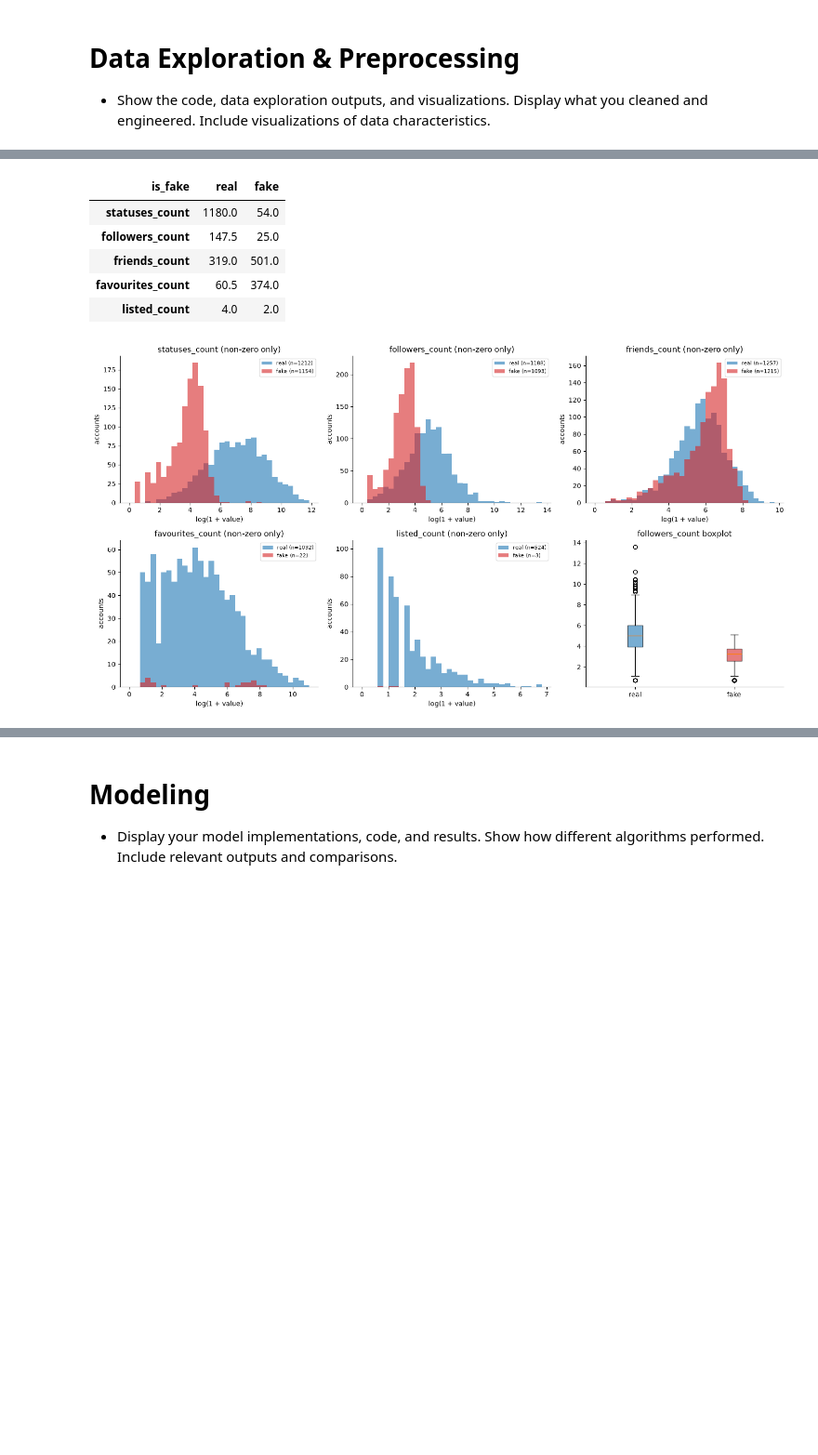
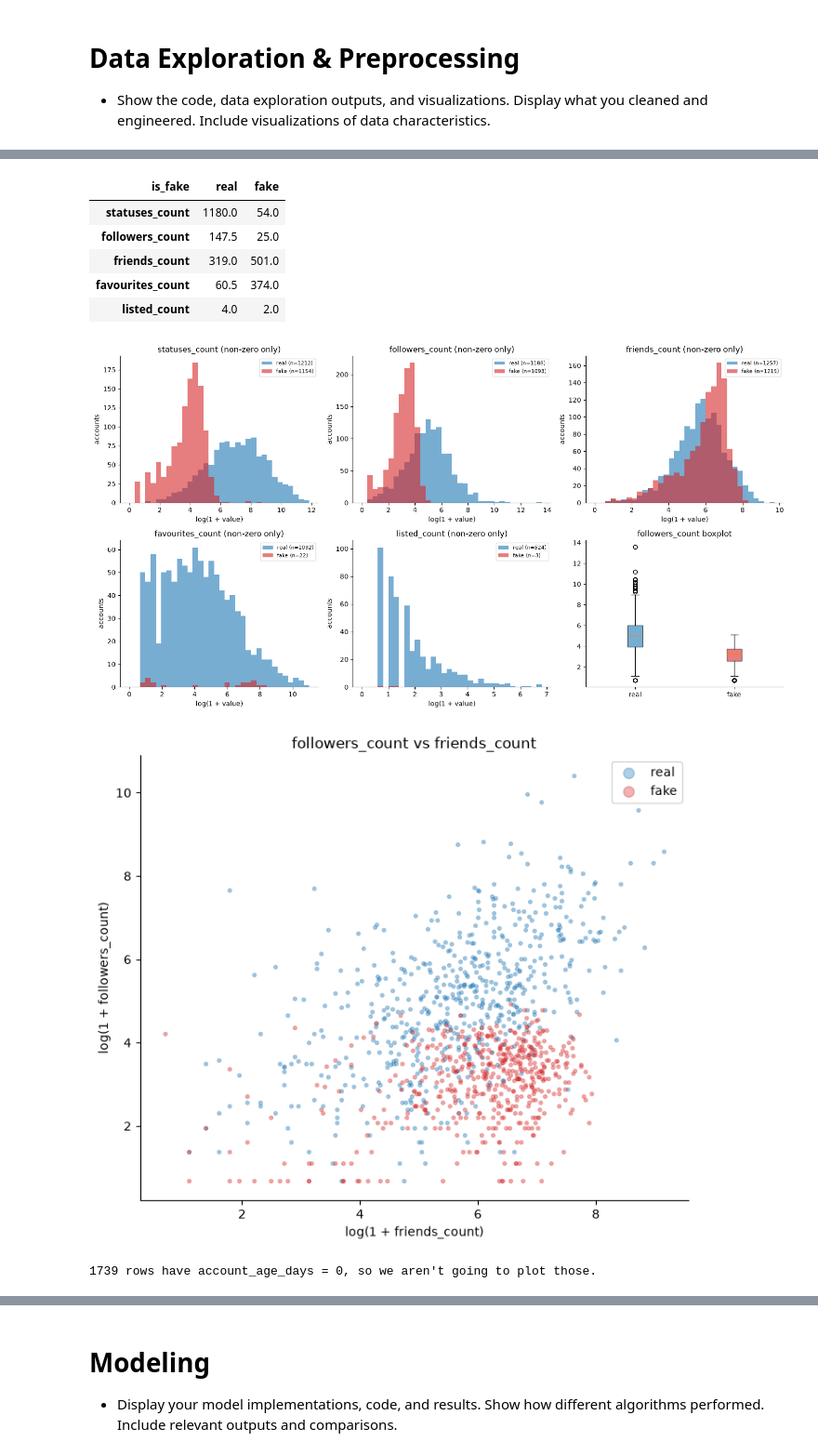
Before and after one commit to Rohan-Yelandur/ml1-final-project, a Jupyter notebook: project_rome.ipynb, the cells around one changed output, grey strips where cells are left out. Shown at 93% size. Drawn from its saved outputs; the diff is of its cells as text; code cells hidden in the pictures; blank space fills up the shorter version.

Commit message:
Added more graphs for data exploration

```diff
--- a/project_rome.ipynb
+++ b/project_rome.ipynb
@@ -279,34 +279,60 @@ for patch, c in zip(bp["boxes"], [REAL_C, FAKE_C]):
 
 axes.flat[5].set_xticklabels(["real", "fake"]); axes.flat[5].set_title("followers_count boxplot")
 plt.tight_layout(); plt.show()
+
+# 3. Followers vs friends
+fig, ax = plt.subplots(figsize=(7, 6))
+both = ex[(ex.friends_count > 0) & (ex.followers_count > 0)]   # zeros excluded since they'd put too much noise on the graphs
+ax.scatter(np.log1p(both[both.is_fake == 0].friends_count), np.log1p(both[both.is_fake == 0].followers_count), s=8, alpha=0.35, c=REAL_C, label="real")
+ax.scatter(np.log1p(both[both.is_fake == 1].friends_count), np.log1p(both[both.is_fake == 1].followers_count), s=8, alpha=0.35, c=FAKE_C, label="fake")
+ax.set_xlabel("log(1 + friends_count)"); ax.set_ylabel("log(1 + followers_count)")
+ax.set_title("followers_count vs friends_count"); ax.legend(markerscale=3)
+plt.tight_layout(); plt.show()
+# The graph shows that fake users generally do not have an association between friends and followers, while
+# real users have a fairly strong, positive, linear association (linear in the logarithms of course).
+# TODO: maybe calculate correlation coefficient between friends and followers for real/fake users
+
+# 4. Account age
+has_age = ex[ex.account_age_days > 0]
+print(f"{(ex.account_age_days == 0).sum()} rows have account_age_days = 0, so we aren't going to plot those.")
+fig, ax = plt.subplots(figsize=(8, 4.5))
+bins = np.linspace(0, has_age.account_age_days.max(), 40)
+ax.hist(has_age[has_age.is_fake == 0].account_age_days, bins=bins, alpha=0.6, color=REAL_C, label="real")
+ax.hist(has_age[has_age.is_fake == 1].account_age_days, bins=bins, alpha=0.6, color=FAKE_C, label="fake")
+ax.set_xlabel("account age (days)"); ax.set_ylabel("accounts"); ax.set_title("Account age")
+ax.legend(); plt.tight_layout(); plt.show()
+# Generally, the graph shows that fake accounts are much younger in terms of their account age than
+# are the real accounts. Real accounts also have a much larger spread over their account ages.
 # %% [output]
 df shape:  (5000, 575)
 |  | statuses_count | followers_count | friends_count | favourites_count | listed_count | url | ... |
 | 0 | 13 | 0 | 0 | 0 | 0 | 0 | ... |
 | 1 | 0 | 0 | 0 | 0 | 0 | 0 | ... |
 | 2 | 52 | 0 | 518 | 0 | 0 | 0 | ... |
 | 3 | 18 | 0 | 1059 | 0 | 0 | 0 | ... |
 | 4 | 51 | 7 | 0 | 0 | 0 | 0 | ... |
 Shape: (5000, 23)
 
 Class balance:
  is_fake
 fake    2500
 real    2500
 Name: count, dtype: int64
 
 Fraction of rows equal to 0, by class:
 | is_fake | real | fake |
 | statuses_count | 0.52 | 0.54 |
 | followers_count | 0.52 | 0.56 |
 | friends_count | 0.50 | 0.51 |
 | favourites_count | 0.59 | 0.99 |
 | listed_count | 0.79 | 1.00 |
 Median of the non-zero values, by class:
 | is_fake | real | fake |
 | statuses_count | 1180.0 | 54.0 |
 | followers_count | 147.5 | 25.0 |
 | friends_count | 319.0 | 501.0 |
 | favourites_count | 60.5 | 374.0 |
 | listed_count | 4.0 | 2.0 |
 [figure]
+[figure, added]
+1739 rows have account_age_days = 0, so we aren't going to plot those.
```
Also changed, not shown: parts of 1 cell of this notebook.
